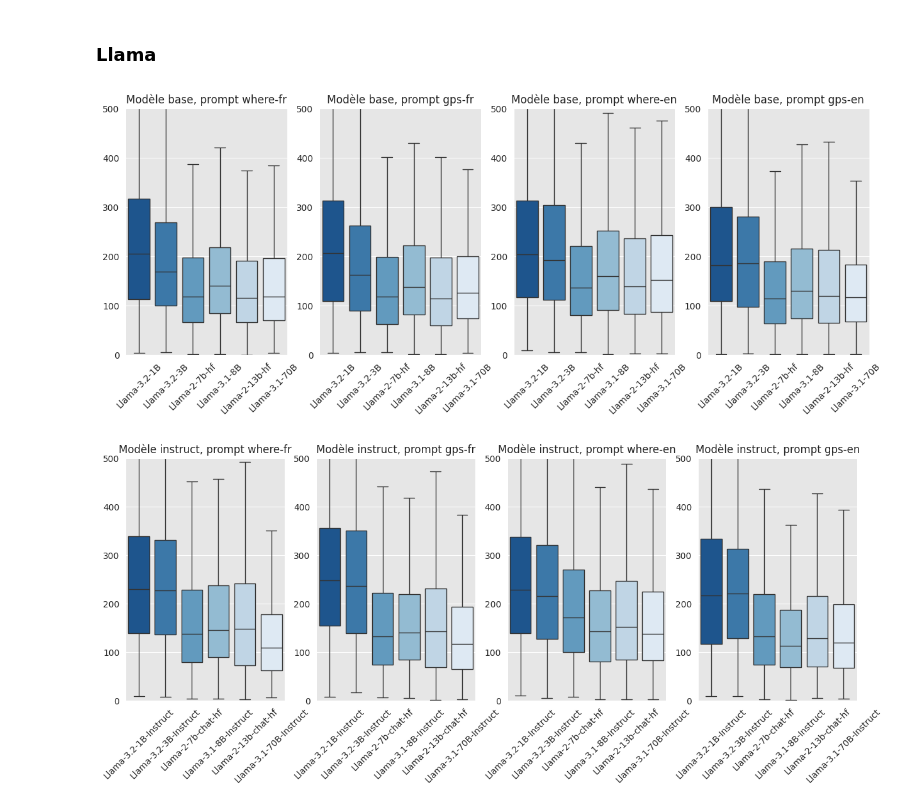
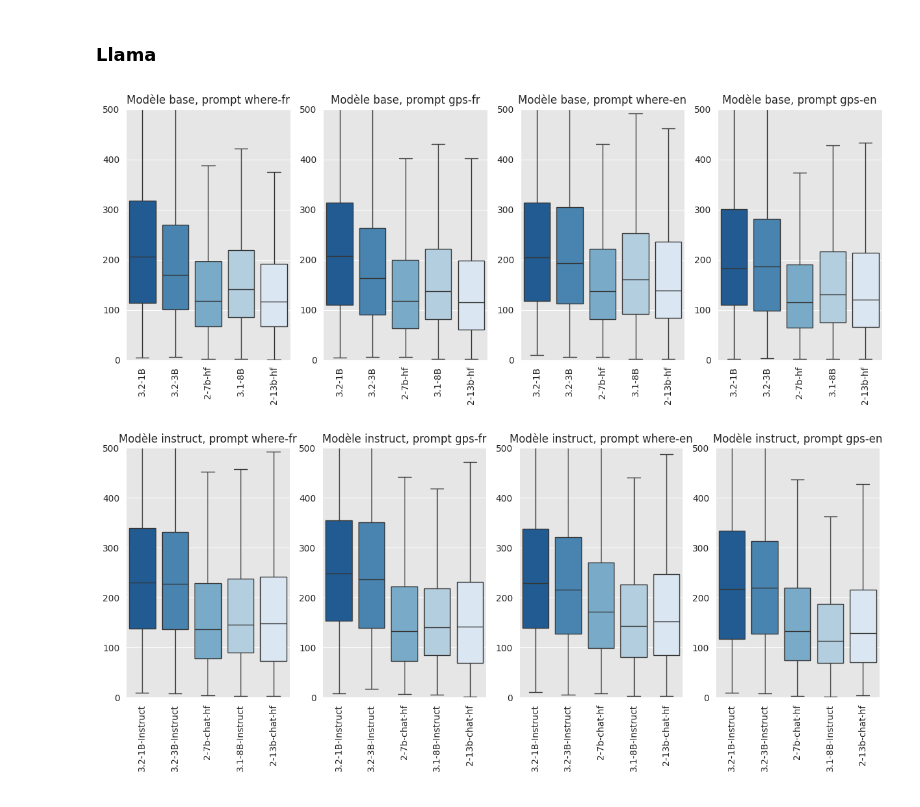
Before and after one commit to AdrienGuille/geo-llm, a Jupyter notebook: 5_Probing.ipynb, the cells around one changed output. Cells and saved outputs as stored; diff of their text form; code cells hidden in the pictures.

```diff
--- a/5_Probing.ipynb
+++ b/5_Probing.ipynb
@@ -33,7 +33,7 @@ for version in ["base", "instruct"]:
     for c in checkpoints[version]:
         c = c + f"_{precision}_empty"
         dist = json.loads(results[results.checkpoint == c].distances_in_km.values[0])
-        c = c.replace(f"_{precision}_{prompt}_{lang}", "").replace("Mistral-", "").replace("Small-", "")
+        c = c.replace(f"_{precision}", "").replace("Mistral-", "").replace("Small-", "")
         data[c] = np.sort(dist)
     sns.boxplot(data, palette="Blues_r", showfliers=False)
     plt.tick_params(axis="x", rotation=90)
@@ -51,17 +51,16 @@ for model_version in ["base", "instruct"]:
     for i, conf in enumerate([("fr", "where"), ("fr", "gps"), ("en", "where"), ("en", "gps")]):
         lang = conf[0]
         prompt = conf[1]
+        checkpoints = [f"Mistral-7B-Instruct-v0.1_{precision}_{prompt}_{lang}", f"Mistral-7B-Instruct-v0.2_{precision}_{prompt}_{lang}", f"Mistral-7B-Instruct-v0.3_{precision}_{prompt}_{lang}", f"Mistral-Small-24B-Instruct-2501_{precision}_{prompt}_{lang}"]
         if model_version == "base":
-            checkpoints = [f"Mistral-7B-v0.1_{precision}_{prompt}_{lang}", f"Mistral-Small-24B-Base-2501_{precision}_{prompt}_{lang}"]
-        else:
-            checkpoints = [f"Mistral-7B-Instruct-v0.1_{precision}_{prompt}_{lang}", f"Mistral-7B-Instruct-v0.2_{precision}_{prompt}_{lang}", f"Mistral-7B-Instruct-v0.3_{precision}_{prompt}_{lang}", f"Mistral-Small-24B-Instruct-2501_{precision}_{prompt}_{lang}"]
+            checkpoints = [c.replace("-Instruct", "").replace("24B", "24B-Base") for c in checkpoints if "0.2" not in c and "0.3" not in c]
         data = {}
         for c in checkpoints:
             dist = json.loads(results[results.checkpoint == c].distances_in_km.values[0])
             c = c.replace(f"_{precision}_{prompt}_{lang}", "").replace("Mistral-", "").replace("Small-", "")
             data[c] = np.sort(dist)
         sns.boxplot(data, palette="Blues_r", showfliers=False, ax=axes[i])
-        axes[i].tick_params(axis="x", rotation=90)
+        axes[i].tick_params(axis="x", rotation=45)
         axes[i].set_ylim(0, 500)
         axes[i].set_title(f"Modèle {model_version}, prompt {prompt}-{lang}")
     plt.show()
@@ -106,10 +105,9 @@ for model_version in ["base", "instruct"]:
     for i, conf in enumerate([("fr", "where"), ("fr", "gps"), ("en", "where"), ("en", "gps")]):
         lang = conf[0]
         prompt = conf[1]
+        checkpoints = [f"Llama-3.2-1B-Instruct_{precision}_{prompt}_{lang}", f"Llama-3.2-3B-Instruct_{precision}_{prompt}_{lang}", f"Llama-2-7b-chat-hf_{precision}_{prompt}_{lang}", f"Llama-3.1-8B-Instruct_{precision}_{prompt}_{lang}", f"Llama-2-13b-chat-hf_{precision}_{prompt}_{lang}"]
         if model_version == "base":
-            checkpoints = [f"Llama-3.2-1B_{precision}_{prompt}_{lang}", f"Llama-3.2-3B_{precision}_{prompt}_{lang}", f"Llama-2-7b-hf_{precision}_{prompt}_{lang}", f"Llama-3.1-8B_{precision}_{prompt}_{lang}", f"Llama-2-13b-hf_{precision}_{prompt}_{lang}"]
-        else:
-            checkpoints = [f"Llama-3.2-1B-Instruct_{precision}_{prompt}_{lang}", f"Llama-3.2-3B-Instruct_{precision}_{prompt}_{lang}", f"Llama-2-7b-chat-hf_{precision}_{prompt}_{lang}", f"Llama-3.1-8B-Instruct_{precision}_{prompt}_{lang}", f"Llama-2-13b-chat-hf_{precision}_{prompt}_{lang}"]
+            checkpoints = [c.replace("-Instruct", "").replace("-chat", "") for c in checkpoints]
         data = {}
         for c in checkpoints:
             dist = json.loads(results[results.checkpoint == c].distances_in_km.values[0])
@@ -134,10 +132,9 @@ for model_version in ["base", "instruct"]:
     for i, conf in enumerate([("fr", "where"), ("fr", "gps"), ("en", "where"), ("en", "gps")]):
         lang = conf[0]
         prompt = conf[1]
+        checkpoints = [f"Mistral-7B-Instruct-v0.1_{precision}_{prompt}_{lang}", f"Mistral-7B-Instruct-v0.2_{precision}_{prompt}_{lang}", f"Mistral-7B-Instruct-v0.3_{precision}_{prompt}_{lang}", f"Mistral-Small-24B-Instruct-2501_{precision}_{prompt}_{lang}"]
         if model_version == "base":
-            checkpoints = [f"Mistral-7B-v0.1_{precision}_{prompt}_{lang}", f"Mistral-Small-24B-Base-2501_{precision}_{prompt}_{lang}"]
-        else:
-            checkpoints = [f"Mistral-7B-Instruct-v0.1_{precision}_{prompt}_{lang}", f"Mistral-7B-Instruct-v0.2_{precision}_{prompt}_{lang}", f"Mistral-7B-Instruct-v0.3_{precision}_{prompt}_{lang}", f"Mistral-Small-24B-Instruct-2501_{precision}_{prompt}_{lang}"]
+            checkpoints = [c.replace("-Instruct", "").replace("24B", "24B-Base") for c in checkpoints if "0.2" not in c and "0.3" not in c]
         data = {}
         for c in checkpoints:
             dist = json.loads(results[results.checkpoint == c].distances_in_km.values[0])
@@ -156,24 +153,23 @@ for model_version in ["base", "instruct"]:
 # %%
 precision = "int4"
 for model_version in ["base", "instruct"]:
     fig, axes = plt.subplots(1, 4, figsize=(15, 5))
     for i, conf in enumerate([("fr", "where"), ("fr", "gps"), ("en", "where"), ("en", "gps")]):
         lang = conf[0]
         prompt = conf[1]
+        checkpoints = [f"Llama-3.2-1B-Instruct_{precision}_{prompt}_{lang}", f"Llama-3.2-3B-Instruct_{precision}_{prompt}_{lang}", f"Llama-2-7b-chat-hf_{precision}_{prompt}_{lang}", f"Llama-3.1-8B-Instruct_{precision}_{prompt}_{lang}", f"Llama-2-13b-chat-hf_{precision}_{prompt}_{lang}"]
         if model_version == "base":
-            checkpoints = [f"Llama-3.2-1B_{precision}_{prompt}_{lang}", f"Llama-3.2-3B_{precision}_{prompt}_{lang}", f"Llama-2-7b-hf_{precision}_{prompt}_{lang}", f"Llama-3.1-8B_{precision}_{prompt}_{lang}", f"Llama-2-13b-hf_{precision}_{prompt}_{lang}", f"Llama-3.1-70B_{precision}_{prompt}_{lang}"]
-        else:
-            checkpoints = [f"Llama-3.2-1B-Instruct_{precision}_{prompt}_{lang}", f"Llama-3.2-3B-Instruct_{precision}_{prompt}_{lang}", f"Llama-2-7b-chat-hf_{precision}_{prompt}_{lang}", f"Llama-3.1-8B-Instruct_{precision}_{prompt}_{lang}", f"Llama-2-13b-chat-hf_{precision}_{prompt}_{lang}", f"Llama-3.1-70B-Instruct_{precision}_{prompt}_{lang}"]
+            checkpoints = [c.replace("-Instruct", "").replace("-chat", "") for c in checkpoints]
         data = {}
         for c in checkpoints:
             dist = json.loads(results[results.checkpoint == c].distances_in_km.values[0])
-            c = c.replace(f"_{precision}_{prompt}_{lang}", "")
+            c = c.replace(f"_{precision}_{prompt}_{lang}", "").replace("Llama-", "")
             data[c] = np.sort(dist)
         sns.boxplot(data, palette="Blues_r", showfliers=False, ax=axes[i])
-        axes[i].tick_params(axis="x", rotation=45)
+        axes[i].tick_params(axis="x", rotation=90)
         axes[i].set_ylim(0, 500)
         axes[i].set_title(f"Modèle {model_version}, prompt {prompt}-{lang}")
     plt.show()
 # %% [output]
-[figure, old version]
+[figure, new version]
-[figure, old version]
+[figure, new version]
```
Also changed, not shown: parts of 4 cells of this notebook.
